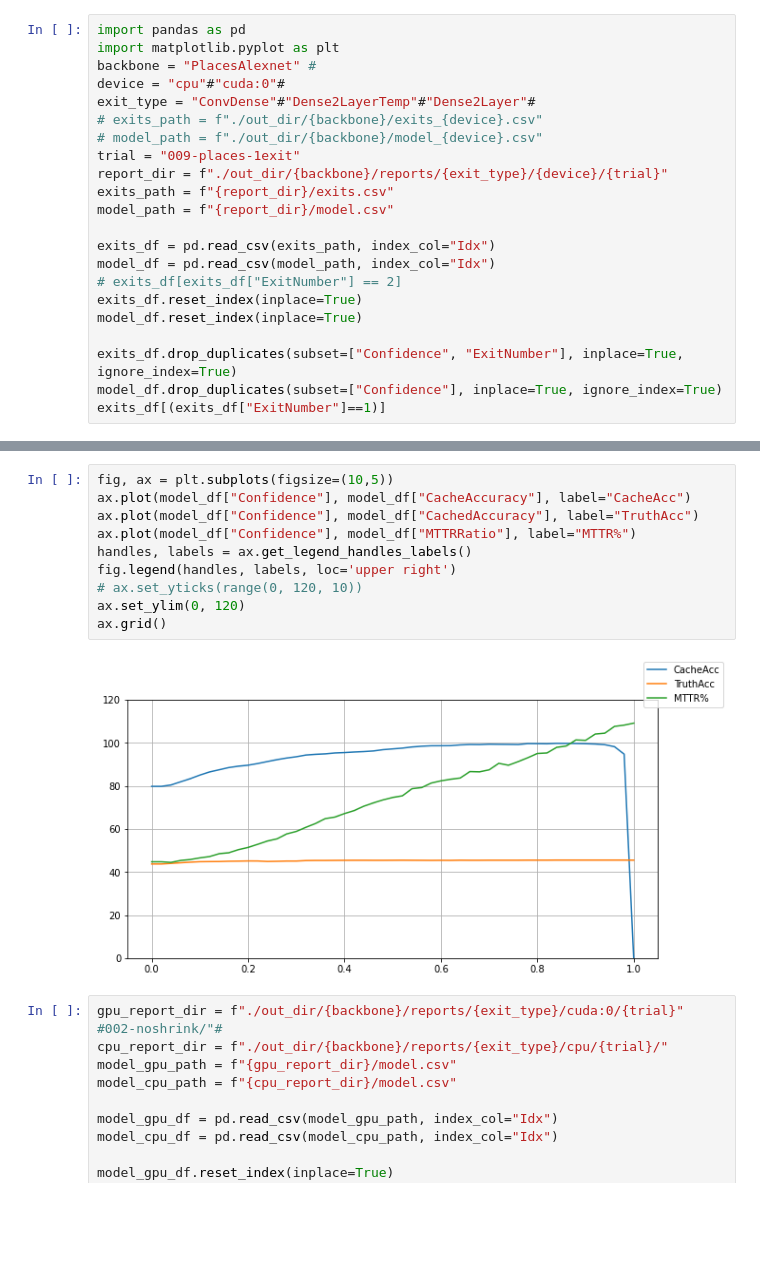
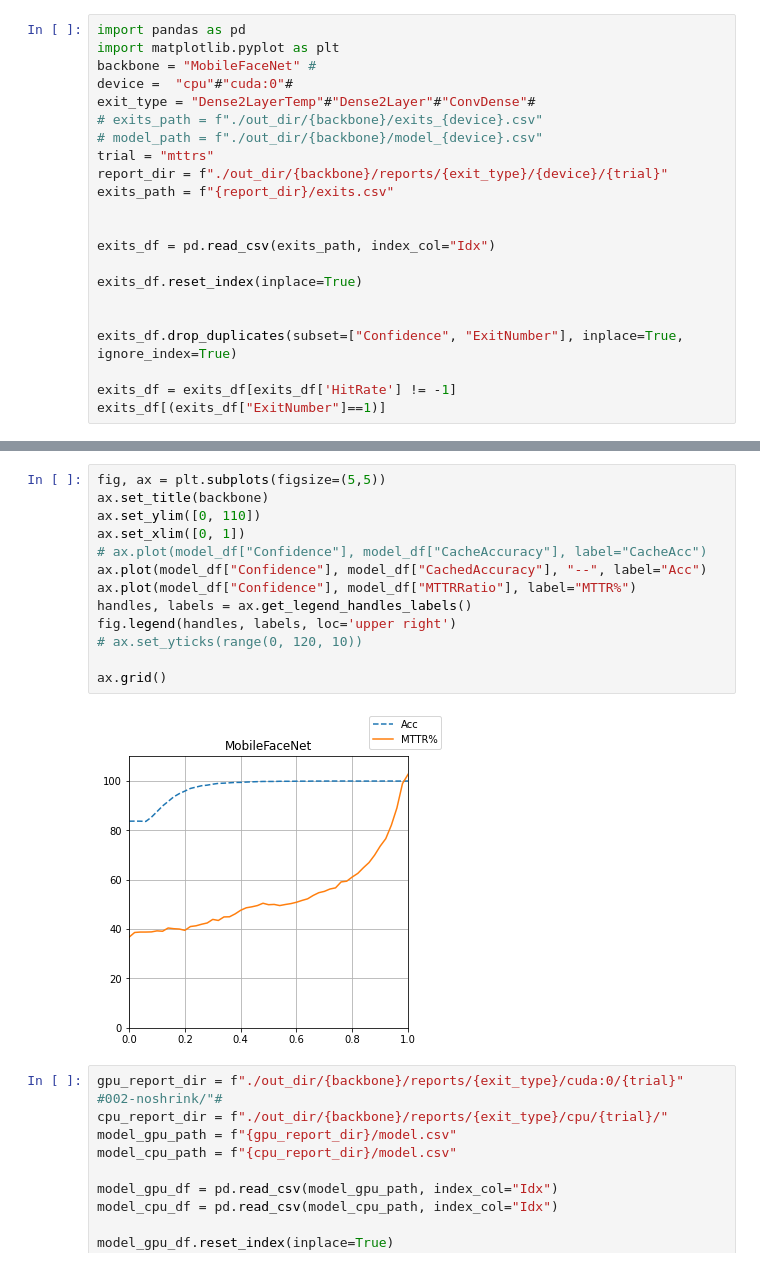
Before and after one commit to hoseinkhs/AutoCacheLayer, a Jupyter notebook: training_mode/cache_training/visualize.ipynb, the cells around one changed output, grey strips where cells are left out. Cells and saved outputs as stored; diff of their text form; blank space fills up the shorter version.

```diff
--- a/training_mode/cache_training/visualize.ipynb
+++ b/training_mode/cache_training/visualize.ipynb
@@ -1,23 +1,23 @@
 # %%
 import pandas as pd
 import matplotlib.pyplot as plt
-backbone = "PlacesAlexnet" #
-device = "cpu"#"cuda:0"#
-exit_type = "ConvDense"#"Dense2LayerTemp"#"Dense2Layer"#
+backbone = "MobileFaceNet" #
+device =  "cpu"#"cuda:0"#
+exit_type = "Dense2LayerTemp"#"Dense2Layer"#"ConvDense"#
 # exits_path = f"./out_dir/{backbone}/exits_{device}.csv"
 # model_path = f"./out_dir/{backbone}/model_{device}.csv"
-trial = "009-places-1exit"
+trial = "mttrs"
 report_dir = f"./out_dir/{backbone}/reports/{exit_type}/{device}/{trial}"
 exits_path = f"{report_dir}/exits.csv"
-model_path = f"{report_dir}/model.csv"
+
 
 exits_df = pd.read_csv(exits_path, index_col="Idx")
-model_df = pd.read_csv(model_path, index_col="Idx")
-# exits_df[exits_df["ExitNumber"] == 2]
+
 exits_df.reset_index(inplace=True)
-model_df.reset_index(inplace=True)
+
 
 exits_df.drop_duplicates(subset=["Confidence", "ExitNumber"], inplace=True, ignore_index=True)
-model_df.drop_duplicates(subset=["Confidence"], inplace=True, ignore_index=True)
+
+exits_df = exits_df[exits_df['HitRate'] != -1]
 exits_df[(exits_df["ExitNumber"]==1)]
 # %% [output]
@@ -79,15 +113,18 @@ model_df
 # %%
-fig, ax = plt.subplots(figsize=(10,5))
-ax.plot(model_df["Confidence"], model_df["CacheAccuracy"], label="CacheAcc")
-ax.plot(model_df["Confidence"], model_df["CachedAccuracy"], label="TruthAcc")
+fig, ax = plt.subplots(figsize=(5,5))
+ax.set_title(backbone)
+ax.set_ylim([0, 110])
+ax.set_xlim([0, 1])
+# ax.plot(model_df["Confidence"], model_df["CacheAccuracy"], label="CacheAcc")
+ax.plot(model_df["Confidence"], model_df["CachedAccuracy"], "--", label="Acc")
 ax.plot(model_df["Confidence"], model_df["MTTRRatio"], label="MTTR%")
 handles, labels = ax.get_legend_handles_labels()
 fig.legend(handles, labels, loc='upper right')
 # ax.set_yticks(range(0, 120, 10))
-ax.set_ylim(0, 120)
+
 ax.grid()
 # %% [output]
-[figure, old version]
+[figure, new version]
 # %%
 gpu_report_dir = f"./out_dir/{backbone}/reports/{exit_type}/cuda:0/{trial}" #002-noshrink/"#
 cpu_report_dir = f"./out_dir/{backbone}/reports/{exit_type}/cpu/{trial}/"
```
Also changed, not shown: parts of 6 cells of this notebook, 21 other files.
